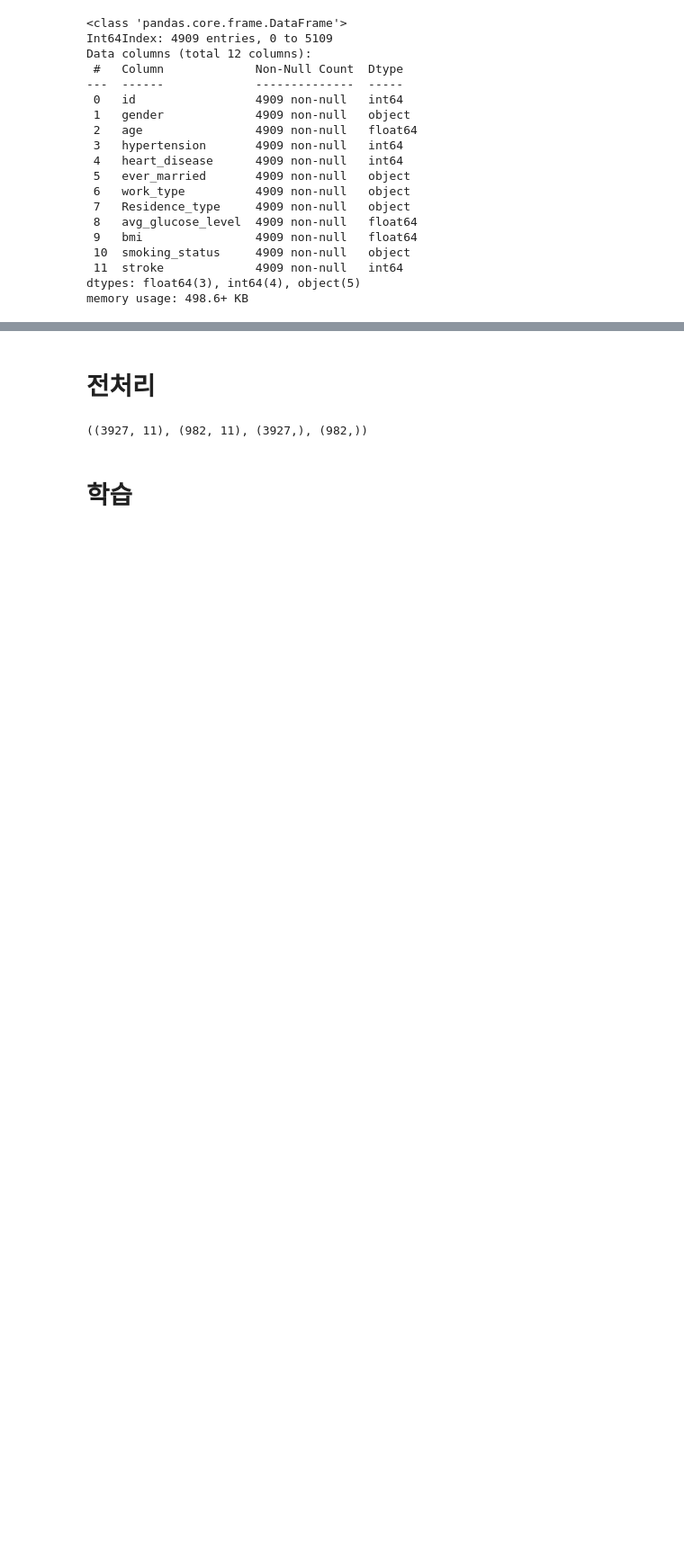
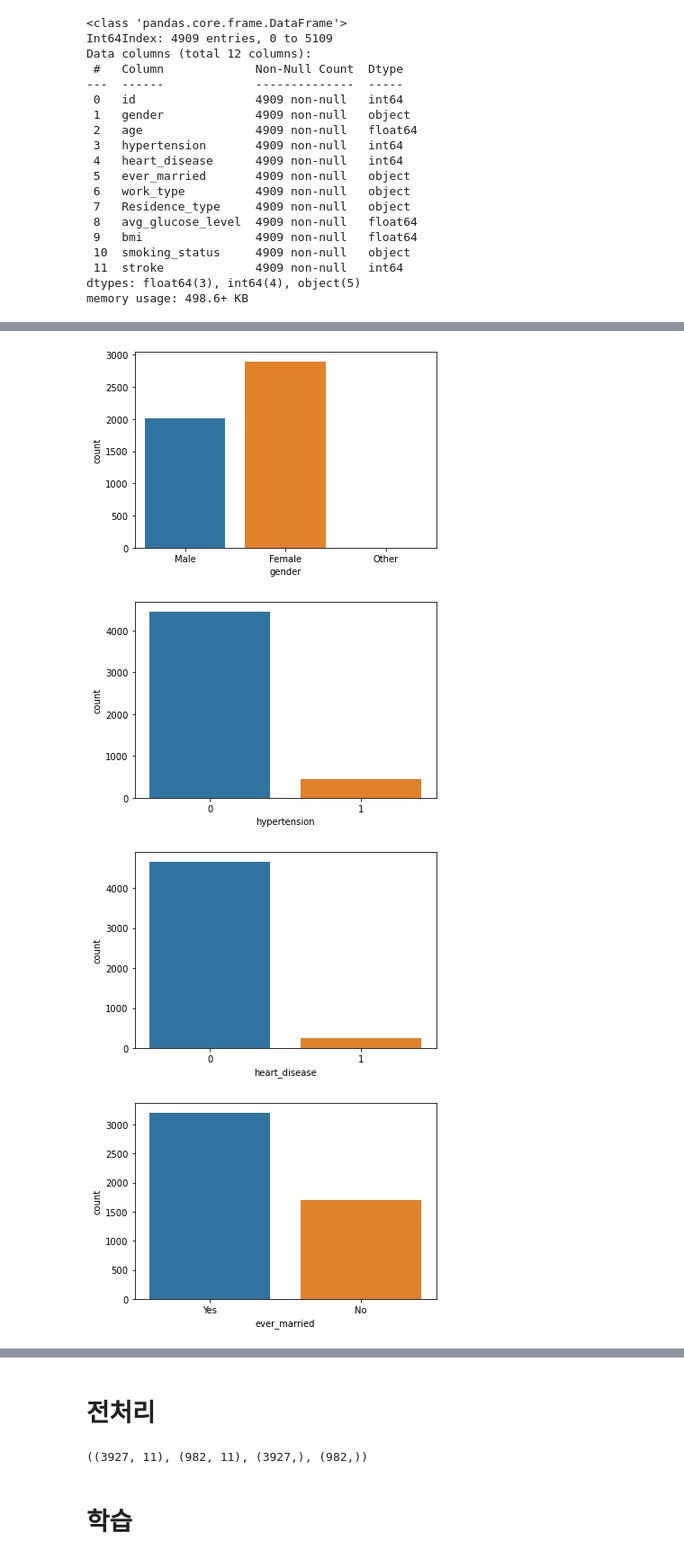
Before and after one commit to seokho-lee/health_projects, a Jupyter notebook: Finished/Stroke Prediction/stroke_prediction_project.ipynb, the cells around one changed output, grey strips where cells are left out. Shown at 90% size. Cells and saved outputs as stored; diff of their text form; code cells hidden in the pictures; blank space fills up the shorter version.

```diff
--- a/Finished/Stroke Prediction/stroke_prediction_project.ipynb
+++ b/Finished/Stroke Prediction/stroke_prediction_project.ipynb
@@ -62,0 +82,11 @@ y = df.stroke
+# %%
+# Countplot for categorical columns
+categorical_columns = ['gender', 'hypertension', 'heart_disease', 'ever_married', 'work_type', 'Residence_type', 'smoking_status']
+for col in categorical_columns:
+    sns.countplot(x=col, data=df)
+    plt.show()
+# %% [output]
+[figure, added]
+[figure, added]
+[figure, added]
+[figure, added]
```
Also changed, not shown: parts of 18 cells of this notebook, 21 other files.
